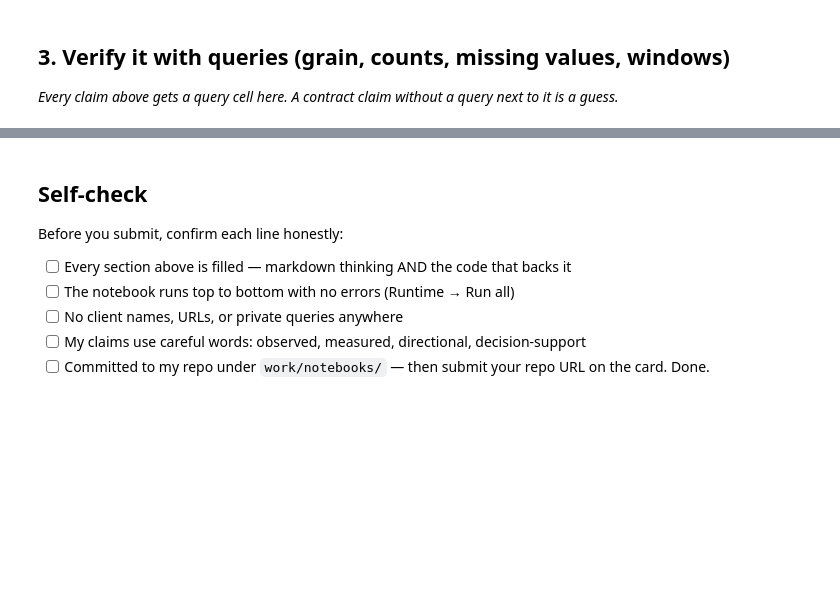
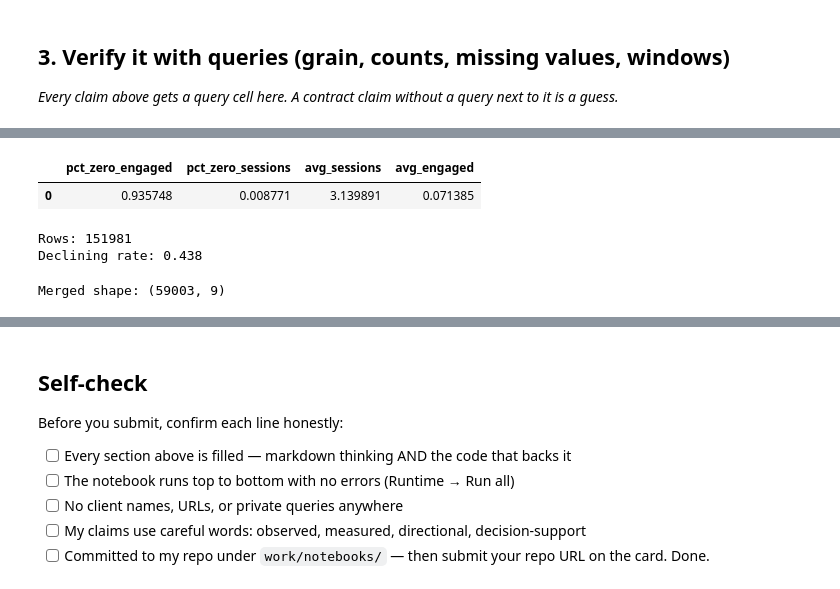
Before and after one commit to tkg-create/FlyRank-ML-Track, a Jupyter notebook: work/notebooks/w03_data_contract.ipynb, the cells around one changed output, grey strips where cells are left out. Saved outputs shown, nothing was run; the diff lists cells and outputs as text; code cells hidden in the pictures; blank space fills up the shorter version.

```diff
--- a/work/notebooks/w03_data_contract.ipynb
+++ b/work/notebooks/w03_data_contract.ipynb
@@ -12,0 +9,14 @@ This skeleton is yours to fill. Work the sections **in order** — each one has
+# %%
+import duckdb
+from getpass import getpass
+
+con = duckdb.connect()
+
+# Token entered securely, not pasted in the cell — this repo is public
+hf_token = getpass("Paste your Hugging Face READ token: ")
+con.execute(f"CREATE SECRET (TYPE huggingface, TOKEN '{hf_token}')")
+
+base = "hf://datasets/FlyRank/internship-warehouse"
+
+# Point directly at the month=2026-03 partition rather than scanning the full 79M-row table
+month_path = f"{base}/fact_content_daily_performance/month=2026-03/data_0.parquet"
@@ -33,0 +183,62 @@ This skeleton is yours to fill. Work the sections **in order** — each one has
+# %%
+con.sql(f"""
+    SELECT
+        AVG(CASE WHEN ga4_engaged_sessions = 0 THEN 1.0 ELSE 0 END) AS pct_zero_engaged,
+        AVG(CASE WHEN ga4_sessions = 0 THEN 1.0 ELSE 0 END) AS pct_zero_sessions,
+        AVG(ga4_sessions) AS avg_sessions,
+        AVG(ga4_engaged_sessions) AS avg_engaged
+    FROM read_parquet('{month_path}')
+    WHERE ga4_data_available IS TRUE
+""").df()
+# %% [output]
+|  | pct_zero_engaged | pct_zero_sessions | avg_sessions | avg_engaged |
+| 0 | 0.935748 | 0.008771 | 3.139891 | 0.071385 |
+# %%
+label_df = con.sql(f"""
+    WITH halves AS (
+        SELECT
+            content_hash_id,
+            SUM(CASE WHEN report_date < '2026-03-16' THEN gsc_impressions ELSE 0 END) AS impr_first_half,
+            SUM(CASE WHEN report_date >= '2026-03-16' THEN gsc_impressions ELSE 0 END) AS impr_second_half
+        FROM read_parquet('{month_path}')
+        WHERE gsc_data_available IS TRUE
+        GROUP BY content_hash_id
+    )
+    SELECT
+        content_hash_id,
+        impr_first_half,
+        impr_second_half,
+        CASE WHEN impr_second_half < impr_first_half THEN 1 ELSE 0 END AS is_declining_proxy
+    FROM halves
+    WHERE impr_first_half > 0
+""").df()
+
+print(f"Rows: {len(label_df)}")
+print(f"Declining rate: {label_df['is_declining_proxy'].mean():.3f}")
+# %% [output]
+Rows: 151981
+Declining rate: 0.438
+# %%
+page_features = con.sql(f"""
+    SELECT
+        f.content_hash_id,
+        AVG(f.gsc_avg_position) AS avg_position,
+        SUM(f.gsc_impressions) AS total_impressions,
+        SUM(f.gsc_clicks) AS total_clicks,
+        AVG(f.ga4_sessions) AS avg_sessions,
+        ANY_VALUE(d.word_count) AS word_count
+    FROM read_parquet('{month_path}') f
+    LEFT JOIN read_parquet('{dim_content_path}') d
+        ON f.content_hash_id = d.content_hash_id
+    WHERE f.gsc_data_available IS TRUE
+      AND f.ga4_data_available IS TRUE
+      AND d.is_published IS TRUE
+      AND d.is_deleted IS NOT TRUE
+    GROUP BY f.content_hash_id
+""").df()
+
+data = page_features.merge(label_df, on="content_hash_id").fillna(0)
+data["total_impressions"] = data["impr_first_half"] + data["impr_second_half"]
+print(f"Merged shape: {data.shape}")
+# %% [output]
+Merged shape: (59003, 9)
```
Also changed, not shown: parts of 16 cells of this notebook.
